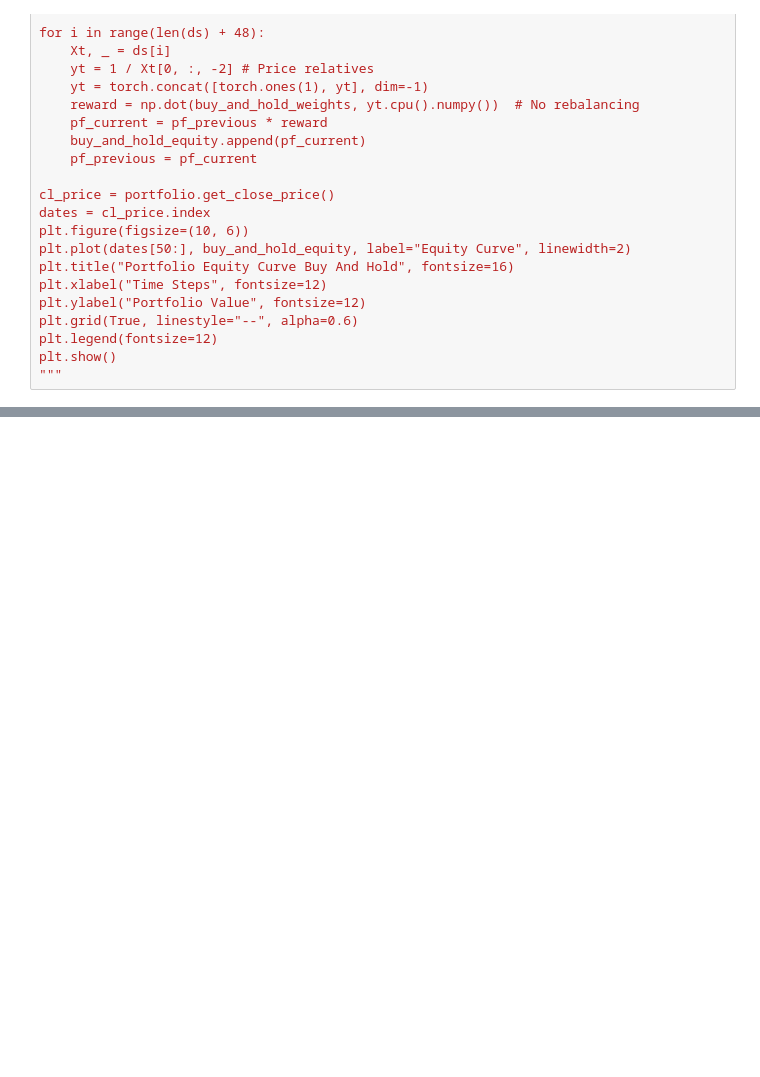
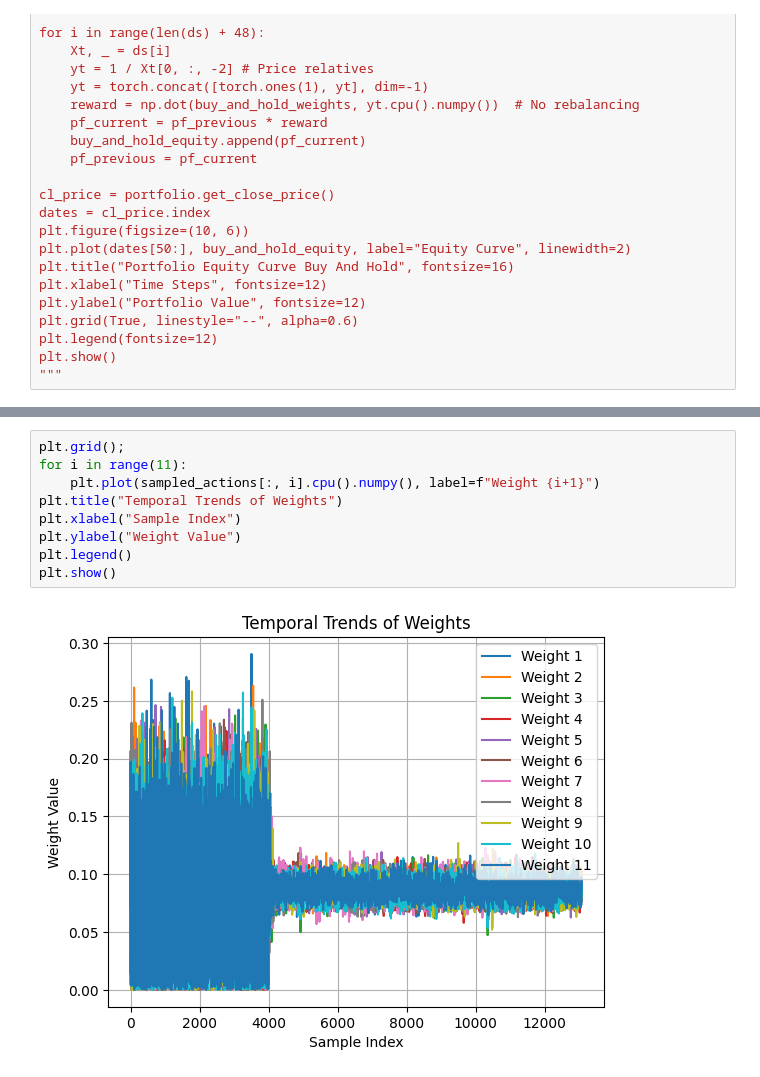
Before and after one commit to mrajancsr/deep-policy-gradient-portfolio, a Jupyter notebook: ddpgportfolio/agent/test.ipynb, the cells around one changed output, grey strips where cells are left out. Cells and saved outputs as stored; diff of their text form; blank space fills up the shorter version.

```diff
--- a/ddpgportfolio/agent/test.ipynb
+++ b/ddpgportfolio/agent/test.ipynb
@@ -223,0 +271,11 @@ portfolio.get_close_price().tail()
+# %%
+plt.grid();
+for i in range(11):
+    plt.plot(sampled_actions[:, i].cpu().numpy(), label=f"Weight {i+1}")
+plt.title("Temporal Trends of Weights")
+plt.xlabel("Sample Index")
+plt.ylabel("Weight Value")
+plt.legend()
+plt.show()
+# %% [output]
+[figure, added]
```
Also changed, not shown: parts of 18 cells of this notebook, 4 other files.
